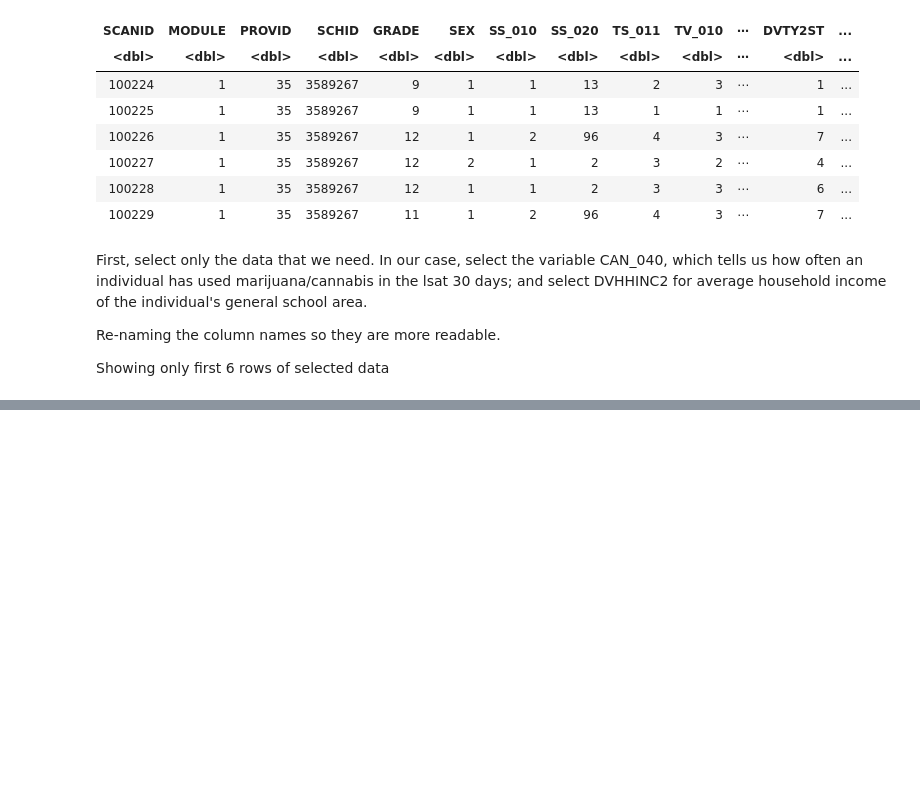
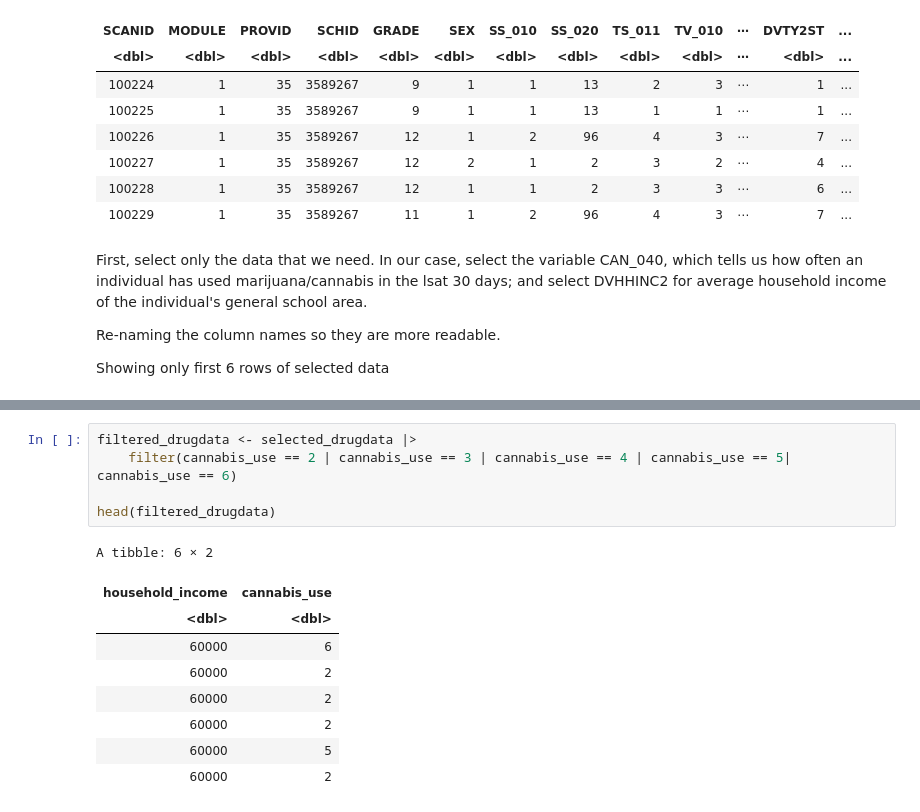
Before and after one commit to tiffanyw10/dsci-100-2022w2-project-group8, a Jupyter notebook: Proposal.ipynb, the cells around one changed output, grey strips where cells are left out. Drawn from its saved outputs; the diff is of its cells as text; blank space fills up the shorter version.

```diff
--- a/Proposal.ipynb
+++ b/Proposal.ipynb
@@ -91,0 +92,15 @@ A tibble: 6 × 2
+# %%
+filtered_drugdata <- selected_drugdata |>
+    filter(cannabis_use == 2 | cannabis_use == 3 | cannabis_use == 4 | cannabis_use == 5| cannabis_use == 6)
+
+head(filtered_drugdata)
+# %% [output]
+A tibble: 6 × 2
+| household_income | cannabis_use |
+| <dbl> | <dbl> |
+| 60000 | 6 |
+| 60000 | 2 |
+| 60000 | 2 |
+| 60000 | 2 |
+| 60000 | 5 |
+| 60000 | 2 |
```
Also changed, not shown: parts of 10 cells of this notebook, 1 other file.
